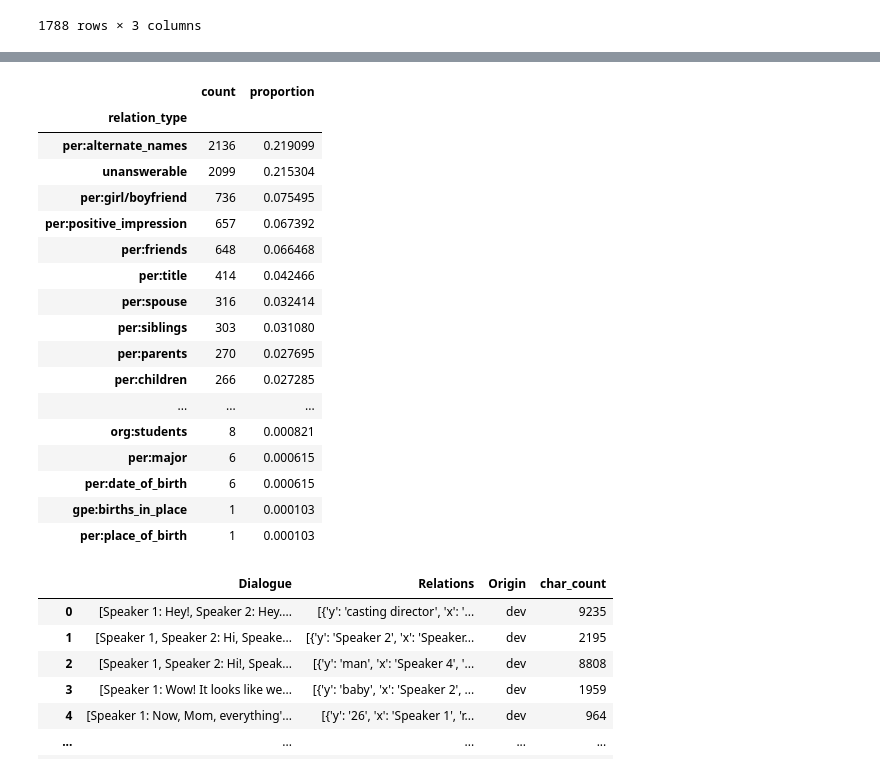
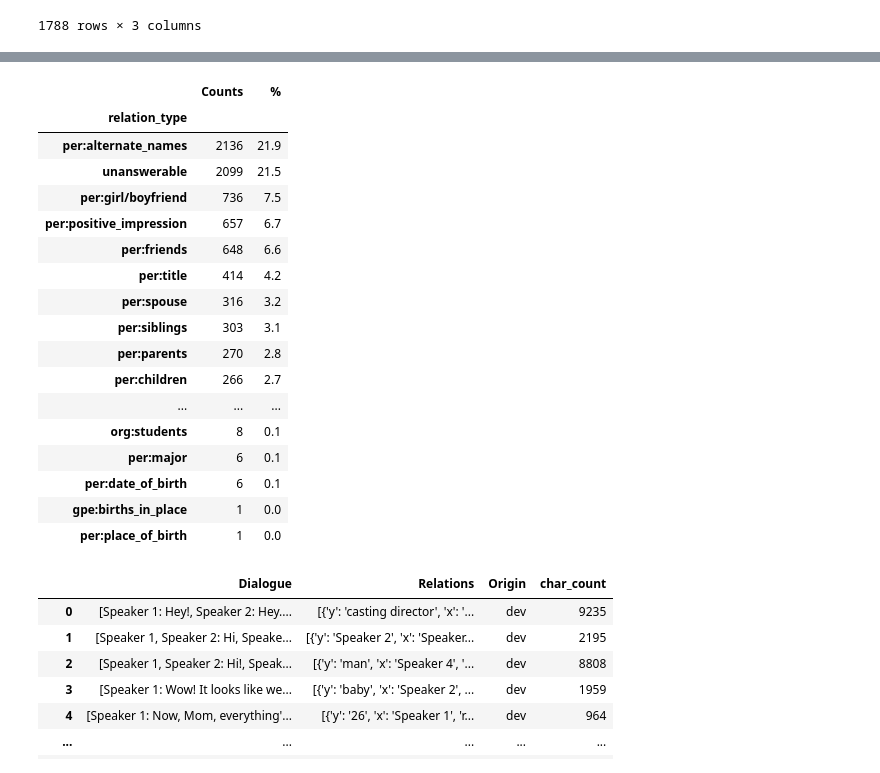
Before and after one commit to murilobellatini/RelNetCare, a Jupyter notebook: reports/dialogre-stats.ipynb, the cells around one changed output, grey strips where cells are left out. Cells and saved outputs as stored; diff of their text form; code cells hidden in the pictures.

```diff
--- a/reports/dialogre-stats.ipynb
+++ b/reports/dialogre-stats.ipynb
@@ -99,26 +99,26 @@ relation_stats
 # %%
 mask = df2.relation_type != 'no_relation'
-relation_stats_original = get_pct_value_counts(df2['relation_type'][mask])
+relation_stats_original = get_counts_and_percentages(df2['relation_type'][mask])
 relation_stats_original
 # %% [output]
-|  | count | proportion |
+|  | Counts | % |
 | relation_type |  |  |
-| per:alternate_names | 2136 | 0.219099 |
-| unanswerable | 2099 | 0.215304 |
-| per:girl/boyfriend | 736 | 0.075495 |
-| per:positive_impression | 657 | 0.067392 |
-| per:friends | 648 | 0.066468 |
-| per:title | 414 | 0.042466 |
-| per:spouse | 316 | 0.032414 |
-| per:siblings | 303 | 0.031080 |
-| per:parents | 270 | 0.027695 |
-| per:children | 266 | 0.027285 |
+| per:alternate_names | 2136 | 21.9 |
+| unanswerable | 2099 | 21.5 |
+| per:girl/boyfriend | 736 | 7.5 |
+| per:positive_impression | 657 | 6.7 |
+| per:friends | 648 | 6.6 |
+| per:title | 414 | 4.2 |
+| per:spouse | 316 | 3.2 |
+| per:siblings | 303 | 3.1 |
+| per:parents | 270 | 2.8 |
+| per:children | 266 | 2.7 |
 | ... | ... | ... |
-| org:students | 8 | 0.000821 |
-| per:major | 6 | 0.000615 |
-| per:date_of_birth | 6 | 0.000615 |
-| gpe:births_in_place | 1 | 0.000103 |
-| per:place_of_birth | 1 | 0.000103 |
+| org:students | 8 | 0.1 |
+| per:major | 6 | 0.1 |
+| per:date_of_birth | 6 | 0.1 |
+| gpe:births_in_place | 1 | 0.0 |
+| per:place_of_birth | 1 | 0.0 |
 # %%
 df1['char_count'] = df1.apply(lambda x: len(f"{x.Dialogue},{x.Relations}"), axis=1)
 
```
Also changed, not shown: parts of 3 cells of this notebook, 1 other file.
